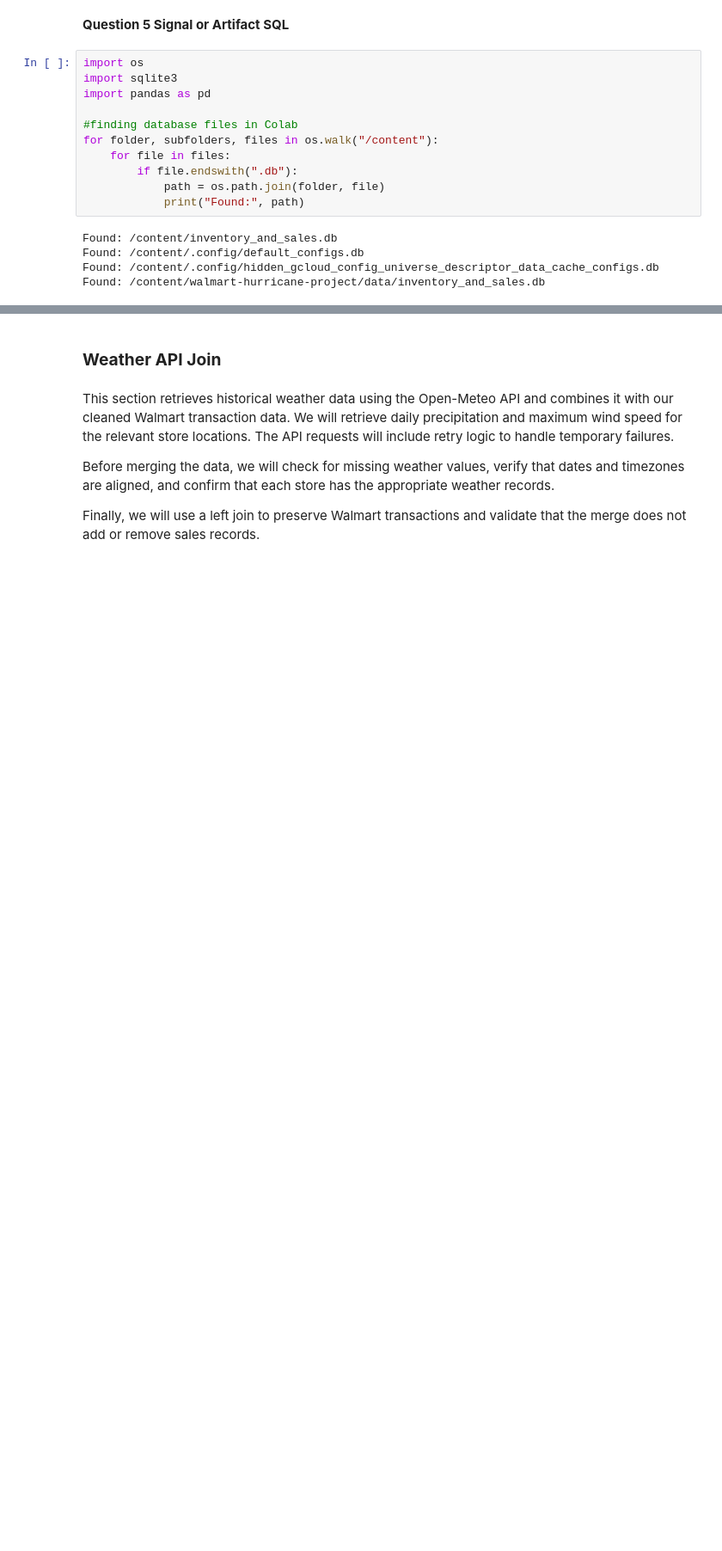
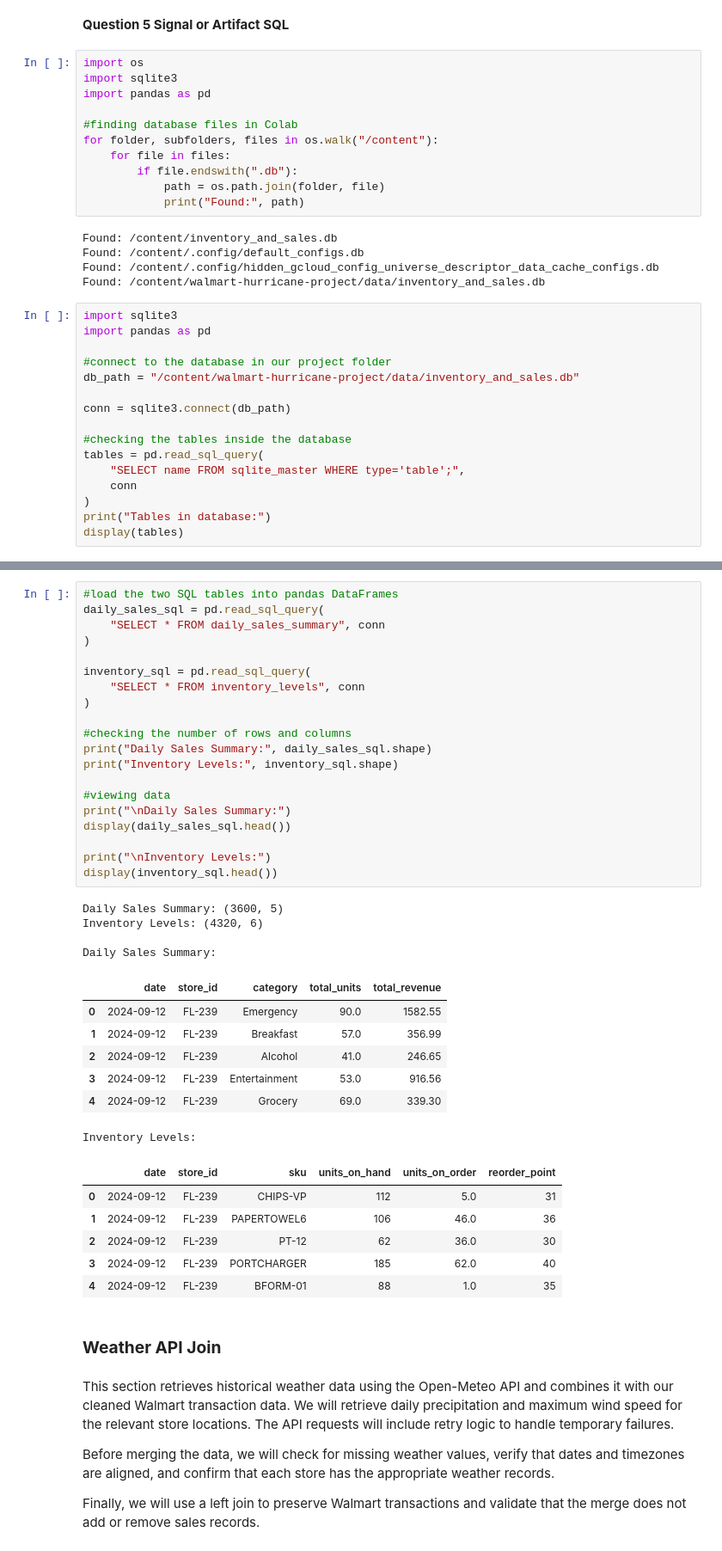
Before and after one commit to raffaellaalpaca-ai/walmart-hurricane-project, a Jupyter notebook: Walmart_Midterm_Notebook_(DS_2002).ipynb, the cells around one changed output, grey strips where cells are left out. Shown at 86% size. Saved outputs shown, nothing was run; the diff lists cells and outputs as text; blank space fills up the shorter version.

Commit message:
loading both tables

```diff
--- a/Walmart_Midterm_Notebook_(DS_2002).ipynb
+++ b/Walmart_Midterm_Notebook_(DS_2002).ipynb
@@ -1180,3 +1180,19 @@ Found: /content/inventory_and_sales.db
 Found: /content/.config/default_configs.db
 Found: /content/.config/hidden_gcloud_config_universe_descriptor_data_cache_configs.db
 Found: /content/walmart-hurricane-project/data/inventory_and_sales.db
+# %%
+import sqlite3
+import pandas as pd
+
+#connect to the database in our project folder
+db_path = "/content/walmart-hurricane-project/data/inventory_and_sales.db"
+
+conn = sqlite3.connect(db_path)
+
+#checking the tables inside the database
+tables = pd.read_sql_query(
+    "SELECT name FROM sqlite_master WHERE type='table';",
+    conn
+)
+print("Tables in database:")
+display(tables)
@@ -1183,3 +1204,41 @@ Found: /content/walmart-hurricane-project/data/inventory_and_sales.db
+# %%
+#load the two SQL tables into pandas DataFrames
+daily_sales_sql = pd.read_sql_query(
+    "SELECT * FROM daily_sales_summary", conn
+)
+
+inventory_sql = pd.read_sql_query(
+    "SELECT * FROM inventory_levels", conn
+)
+
+#checking the number of rows and columns
+print("Daily Sales Summary:", daily_sales_sql.shape)
+print("Inventory Levels:", inventory_sql.shape)
+
+#viewing data
+print("\nDaily Sales Summary:")
+display(daily_sales_sql.head())
+
+print("\nInventory Levels:")
+display(inventory_sql.head())
+# %% [output]
+Daily Sales Summary: (3600, 5)
+Inventory Levels: (4320, 6)
+
+Daily Sales Summary:
+|  | date | store_id | category | total_units | total_revenue |
+| 0 | 2024-09-12 | FL-239 | Emergency | 90.0 | 1582.55 |
+| 1 | 2024-09-12 | FL-239 | Breakfast | 57.0 | 356.99 |
+| 2 | 2024-09-12 | FL-239 | Alcohol | 41.0 | 246.65 |
+| 3 | 2024-09-12 | FL-239 | Entertainment | 53.0 | 916.56 |
+| 4 | 2024-09-12 | FL-239 | Grocery | 69.0 | 339.30 |
+Inventory Levels:
+|  | date | store_id | sku | units_on_hand | units_on_order | reorder_point |
+| 0 | 2024-09-12 | FL-239 | CHIPS-VP | 112 | 5.0 | 31 |
+| 1 | 2024-09-12 | FL-239 | PAPERTOWEL6 | 106 | 46.0 | 36 |
+| 2 | 2024-09-12 | FL-239 | PT-12 | 62 | 36.0 | 30 |
+| 3 | 2024-09-12 | FL-239 | PORTCHARGER | 185 | 62.0 | 40 |
+| 4 | 2024-09-12 | FL-239 | BFORM-01 | 88 | 1.0 | 35 |
 # %% [markdown]
 ### **Weather API Join**
 # %% [markdown]
```
Also changed, not shown: parts of 1 cell of this notebook.
